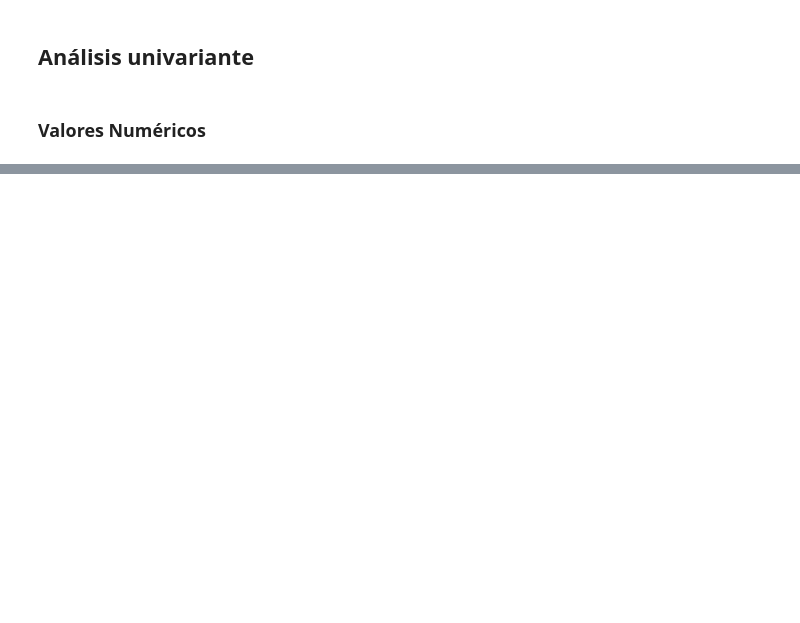
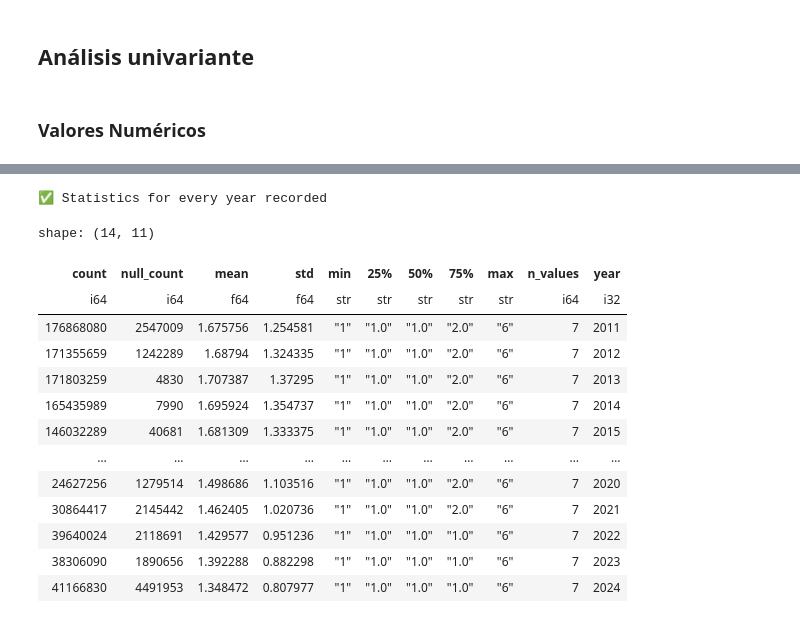
Before and after one commit to ImanolMQ/analysis-nyc-taxi, a Jupyter notebook: notebooks/EDA.ipynb, the cells around one changed output, grey strips where cells are left out. Cells and saved outputs as stored; diff of their text form; code cells hidden in the pictures; blank space fills up the shorter version.

```diff
--- a/notebooks/EDA.ipynb
+++ b/notebooks/EDA.ipynb
@@ -889,0 +1407,29 @@ shape: (20, 13)
+# %%
+lf_passenger = passenger_cleaned.select([
+    pl.col("tpep_pickup_datetime"), pl.col("passenger_count")
+])
+
+passengers_stats = get_stats(lf=lf_passenger)
+# %% [output]
+✅ Statistics for every year recorded
+# %%
+stats_df = (
+    build_stats_year(passengers_stats, ['passenger_count'])
+    .collect(engine='streaming')
+)
+stats_df.drop(useless_cols)
+# %% [output]
+shape: (14, 11)
+| count | null_count | mean | std | min | 25% | 50% | 75% | max | n_values | year |
+| i64 | i64 | f64 | f64 | str | str | str | str | str | i64 | i32 |
+| 176868080 | 2547009 | 1.675756 | 1.254581 | "1" | "1.0" | "1.0" | "2.0" | "6" | 7 | 2011 |
+| 171355659 | 1242289 | 1.68794 | 1.324335 | "1" | "1.0" | "1.0" | "2.0" | "6" | 7 | 2012 |
+| 171803259 | 4830 | 1.707387 | 1.37295 | "1" | "1.0" | "1.0" | "2.0" | "6" | 7 | 2013 |
+| 165435989 | 7990 | 1.695924 | 1.354737 | "1" | "1.0" | "1.0" | "2.0" | "6" | 7 | 2014 |
+| 146032289 | 40681 | 1.681309 | 1.333375 | "1" | "1.0" | "1.0" | "2.0" | "6" | 7 | 2015 |
+| … | … | … | … | … | … | … | … | … | … | … |
+| 24627256 | 1279514 | 1.498686 | 1.103516 | "1" | "1.0" | "1.0" | "2.0" | "6" | 7 | 2020 |
+| 30864417 | 2145442 | 1.462405 | 1.020736 | "1" | "1.0" | "1.0" | "2.0" | "6" | 7 | 2021 |
+| 39640024 | 2118691 | 1.429577 | 0.951236 | "1" | "1.0" | "1.0" | "1.0" | "6" | 7 | 2022 |
+| 38306090 | 1890656 | 1.392288 | 0.882298 | "1" | "1.0" | "1.0" | "1.0" | "6" | 7 | 2023 |
+| 41166830 | 4491953 | 1.348472 | 0.807977 | "1" | "1.0" | "1.0" | "1.0" | "6" | 7 | 2024 |
```
Also changed, not shown: parts of 48 cells of this notebook.
